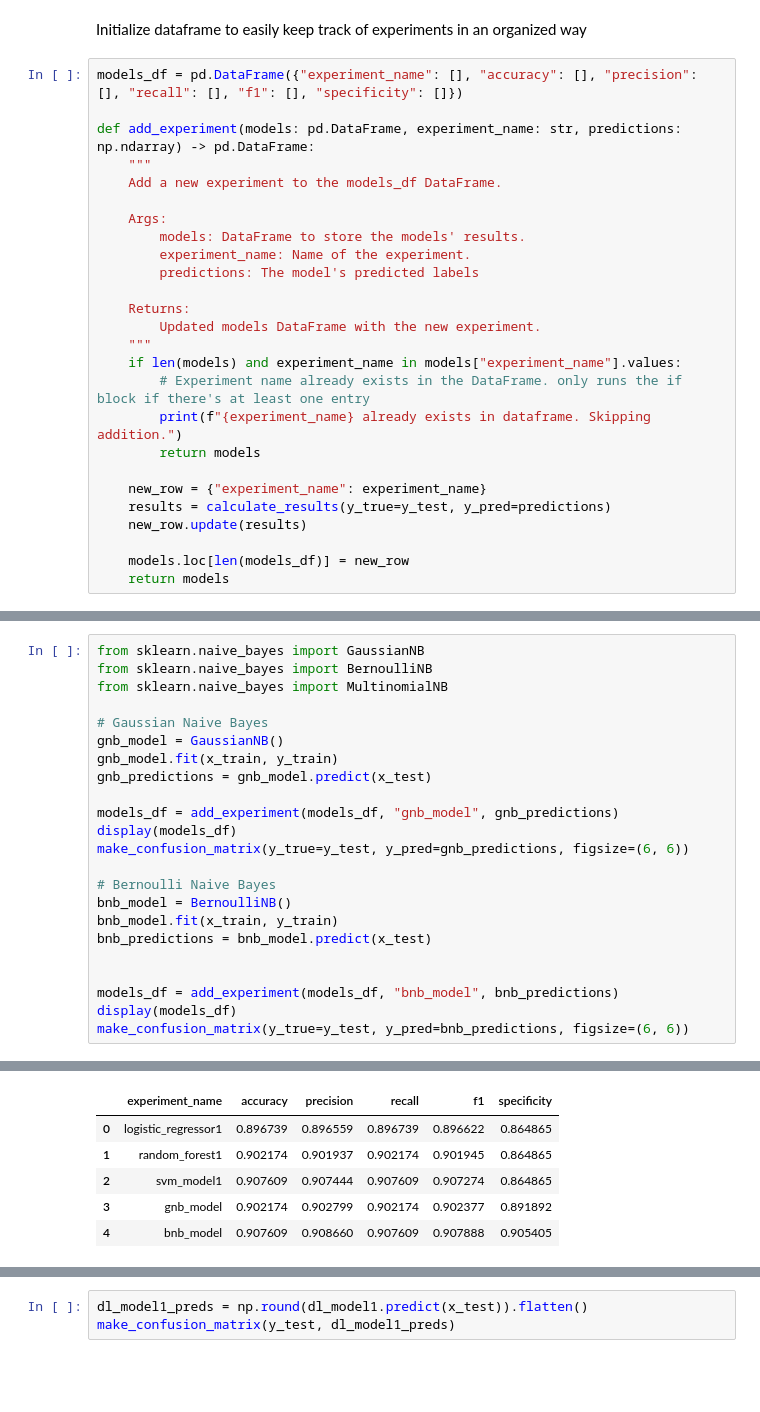
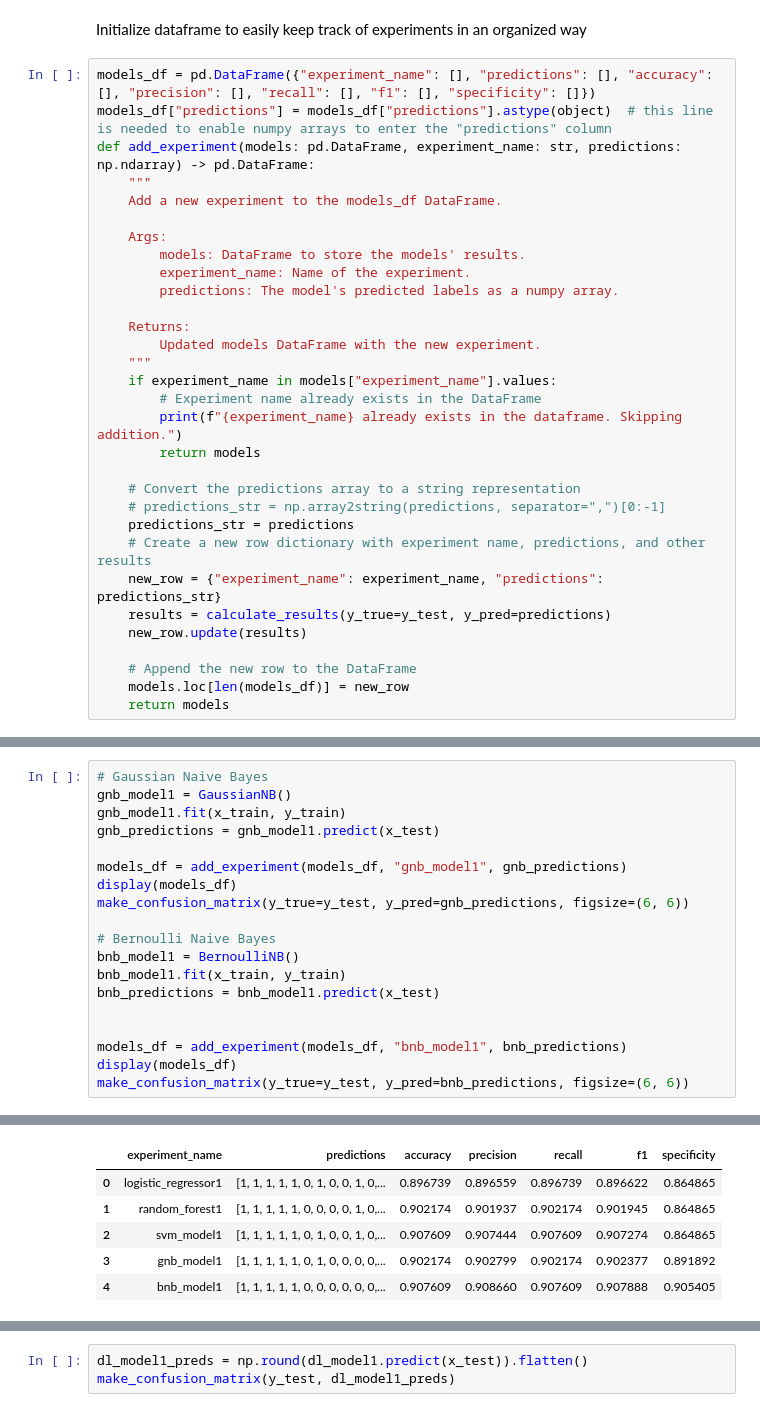
Before and after one commit to nripstein/Heart-Disease-Prediction, a Jupyter notebook: heart failure prediction notebook.ipynb, the cells around one changed output, grey strips where cells are left out. Saved outputs shown, nothing was run; the diff lists cells and outputs as text; blank space fills up the shorter version.

Commit message:
started investigation of model mis-classification

```diff
--- a/heart failure prediction notebook.ipynb
+++ b/heart failure prediction notebook.ipynb
@@ -459,8 +463,8 @@ def make_confusion_matrix(y_true, y_pred, classes=None, figsize=(6, 6), text_siz
 # %% [markdown]
 Initialize dataframe to easily keep track of experiments in an organized way
 # %%
-models_df = pd.DataFrame({"experiment_name": [], "accuracy": [], "precision": [], "recall": [], "f1": [], "specificity": []})
-
+models_df = pd.DataFrame({"experiment_name": [], "predictions": [], "accuracy": [], "precision": [], "recall": [], "f1": [], "specificity": []})
+models_df["predictions"] = models_df["predictions"].astype(object)  # this line is needed to enable numpy arrays to enter the "predictions" column
 def add_experiment(models: pd.DataFrame, experiment_name: str, predictions: np.ndarray) -> pd.DataFrame:
     """
     Add a new experiment to the models_df DataFrame.
@@ -468,20 +472,25 @@ def add_experiment(models: pd.DataFrame, experiment_name: str, predictions: np.n
     Args:
         models: DataFrame to store the models' results.
         experiment_name: Name of the experiment.
-        predictions: The model's predicted labels
+        predictions: The model's predicted labels as a numpy array.
 
     Returns:
         Updated models DataFrame with the new experiment.
     """
-    if len(models) and experiment_name in models["experiment_name"].values:
-        # Experiment name already exists in the DataFrame. only runs the if block if there's at least one entry
-        print(f"{experiment_name} already exists in dataframe. Skipping addition.")
+    if experiment_name in models["experiment_name"].values:
+        # Experiment name already exists in the DataFrame
+        print(f"{experiment_name} already exists in the dataframe. Skipping addition.")
         return models
 
-    new_row = {"experiment_name": experiment_name}
+    # Convert the predictions array to a string representation
+    # predictions_str = np.array2string(predictions, separator=",")[0:-1]
+    predictions_str = predictions
+    # Create a new row dictionary with experiment name, predictions, and other results
+    new_row = {"experiment_name": experiment_name, "predictions": predictions_str}
     results = calculate_results(y_true=y_test, y_pred=predictions)
     new_row.update(results)
 
+    # Append the new row to the DataFrame
     models.loc[len(models_df)] = new_row
     return models
 # %%
@@ -531,25 +536,21 @@ make_confusion_matrix(y_true=y_test, y_pred=svm_model1_predictions, figsize=(6,
 [figure]
 # %%
-from sklearn.naive_bayes import GaussianNB
-from sklearn.naive_bayes import BernoulliNB
-from sklearn.naive_bayes import MultinomialNB
+# Gaussian Naive Bayes
+gnb_model1 = GaussianNB()
+gnb_model1.fit(x_train, y_train)
+gnb_predictions = gnb_model1.predict(x_test)
 
-# Gaussian Naive Bayes
-gnb_model = GaussianNB()
-gnb_model.fit(x_train, y_train)
-gnb_predictions = gnb_model.predict(x_test)
-
-models_df = add_experiment(models_df, "gnb_model", gnb_predictions)
+models_df = add_experiment(models_df, "gnb_model1", gnb_predictions)
 display(models_df)
 make_confusion_matrix(y_true=y_test, y_pred=gnb_predictions, figsize=(6, 6))
 
 # Bernoulli Naive Bayes
-bnb_model = BernoulliNB()
-bnb_model.fit(x_train, y_train)
-bnb_predictions = bnb_model.predict(x_test)
+bnb_model1 = BernoulliNB()
+bnb_model1.fit(x_train, y_train)
+bnb_predictions = bnb_model1.predict(x_test)
 
 
-models_df = add_experiment(models_df, "bnb_model", bnb_predictions)
+models_df = add_experiment(models_df, "bnb_model1", bnb_predictions)
 display(models_df)
 make_confusion_matrix(y_true=y_test, y_pred=bnb_predictions, figsize=(6, 6))
 # %% [output]
@@ -562,9 +562,9 @@ gnb_model already exists in dataframe. Skipping addition.
-|  | experiment_name | accuracy | precision | recall | f1 | specificity |
-| 0 | logistic_regressor1 | 0.896739 | 0.896559 | 0.896739 | 0.896622 | 0.864865 |
-| 1 | random_forest1 | 0.902174 | 0.901937 | 0.902174 | 0.901945 | 0.864865 |
-| 2 | svm_model1 | 0.907609 | 0.907444 | 0.907609 | 0.907274 | 0.864865 |
-| 3 | gnb_model | 0.902174 | 0.902799 | 0.902174 | 0.902377 | 0.891892 |
-| 4 | bnb_model | 0.907609 | 0.908660 | 0.907609 | 0.907888 | 0.905405 |
+|  | experiment_name | predictions | accuracy | precision | recall | f1 | specificity |
+| 0 | logistic_regressor1 | [1, 1, 1, 1, 1, 0, 1, 0, 0, 1, 0,... | 0.896739 | 0.896559 | 0.896739 | 0.896622 | 0.864865 |
+| 1 | random_forest1 | [1, 1, 1, 1, 1, 0, 0, 0, 0, 1, 0,... | 0.902174 | 0.901937 | 0.902174 | 0.901945 | 0.864865 |
+| 2 | svm_model1 | [1, 1, 1, 1, 1, 0, 1, 0, 0, 1, 0,... | 0.907609 | 0.907444 | 0.907609 | 0.907274 | 0.864865 |
+| 3 | gnb_model1 | [1, 1, 1, 1, 1, 0, 1, 0, 0, 0, 0,... | 0.902174 | 0.902799 | 0.902174 | 0.902377 | 0.891892 |
+| 4 | bnb_model1 | [1, 1, 1, 1, 1, 0, 0, 0, 0, 0, 0,... | 0.907609 | 0.908660 | 0.907609 | 0.907888 | 0.905405 |
 [figure]
 [figure]
 # %%
```
Also changed, not shown: parts of 9 cells of this notebook.
